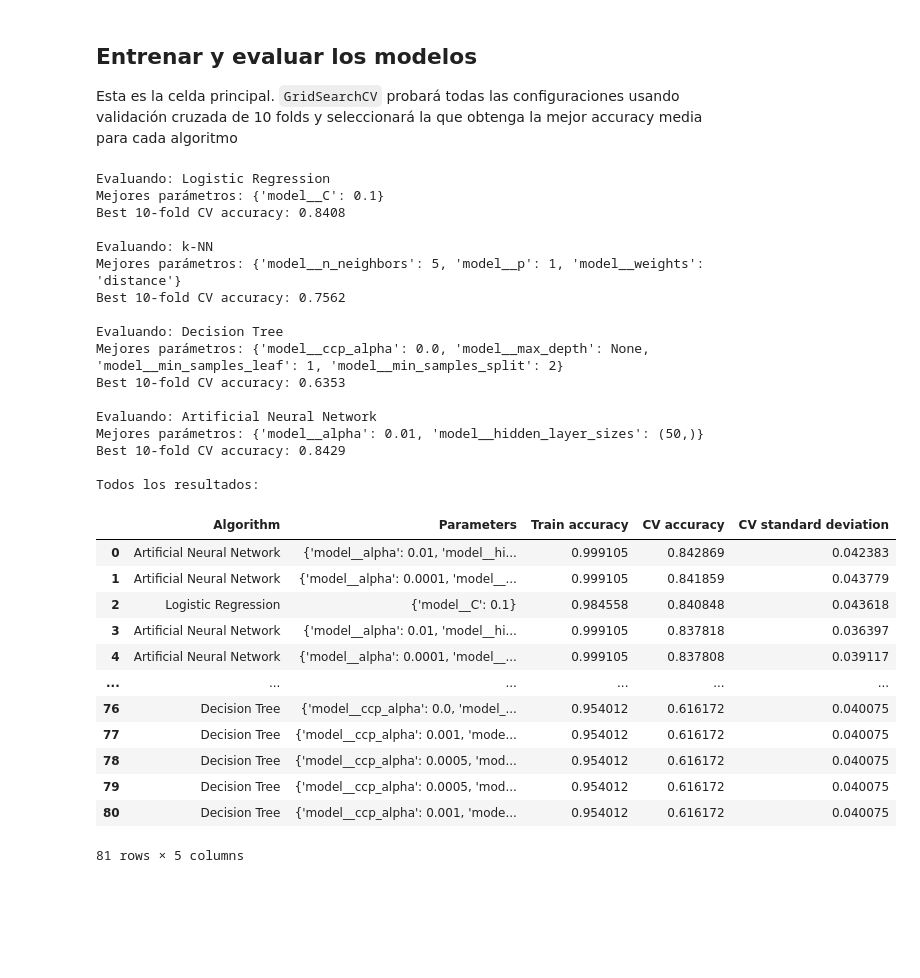
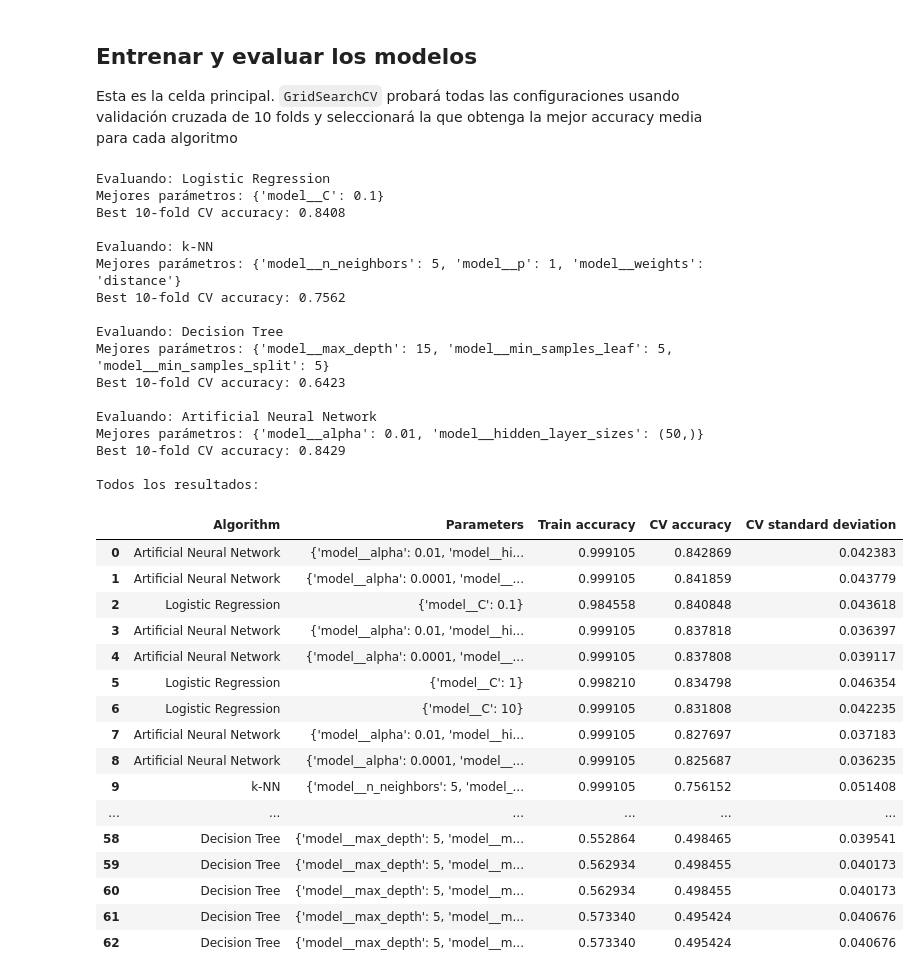
Before and after one commit to lgonperez3-glitch/MLSM-labs, a Jupyter notebook: Lab1/Lab1.ipynb, the cells around one changed output. Cells and saved outputs as stored; diff of their text form; code cells hidden in the pictures; blank space fills up the shorter version.

```diff
--- a/Lab1/Lab1.ipynb
+++ b/Lab1/Lab1.ipynb
@@ -102,10 +102,9 @@ models = {
             ("imputer", SimpleImputer(strategy="median")),
             ("model", DecisionTreeClassifier(random_state=42))]),
         {
-            "model__max_depth": [None, 20],
-            "model__min_samples_split": [2, 5],
-            "model__min_samples_leaf": [1, 2, 4],
-            "model__ccp_alpha": [0.0, 0.0005, 0.001]
+            "model__max_depth": [5, 10, 15],
+            "model__min_samples_split": [5, 10],
+            "model__min_samples_leaf": [5, 10,20]
         }),
 
 
@@ -176,40 +175,46 @@ for name, (pipeline, params) in models.items():
 
 results_df = pd.DataFrame(results)
 
+pd.set_option('display.max_rows', None)
+
 print("\nTodos los resultados:")
 display(
     results_df.sort_values(
         "CV accuracy",
         ascending=False
     ).reset_index(drop=True))
 # %% [output]
 Evaluando: Logistic Regression
 Mejores parámetros: {'model__C': 0.1}
 Best 10-fold CV accuracy: 0.8408
 
 Evaluando: k-NN
 Mejores parámetros: {'model__n_neighbors': 5, 'model__p': 1, 'model__weights': 'distance'}
 Best 10-fold CV accuracy: 0.7562
 
 Evaluando: Decision Tree
-Mejores parámetros: {'model__ccp_alpha': 0.0, 'model__max_depth': None, 'model__min_samples_leaf': 1, 'model__min_samples_split': 2}
-Best 10-fold CV accuracy: 0.6353
+Mejores parámetros: {'model__max_depth': 15, 'model__min_samples_leaf': 5, 'model__min_samples_split': 5}
+Best 10-fold CV accuracy: 0.6423
 
 Evaluando: Artificial Neural Network
 Mejores parámetros: {'model__alpha': 0.01, 'model__hidden_layer_sizes': (50,)}
 Best 10-fold CV accuracy: 0.8429
 
 Todos los resultados:
 |  | Algorithm | Parameters | Train accuracy | CV accuracy | CV standard deviation |
 | 0 | Artificial Neural Network | {'model__alpha': 0.01, 'model__hi... | 0.999105 | 0.842869 | 0.042383 |
 | 1 | Artificial Neural Network | {'model__alpha': 0.0001, 'model__... | 0.999105 | 0.841859 | 0.043779 |
 | 2 | Logistic Regression | {'model__C': 0.1} | 0.984558 | 0.840848 | 0.043618 |
 | 3 | Artificial Neural Network | {'model__alpha': 0.01, 'model__hi... | 0.999105 | 0.837818 | 0.036397 |
 | 4 | Artificial Neural Network | {'model__alpha': 0.0001, 'model__... | 0.999105 | 0.837808 | 0.039117 |
+| 5 | Logistic Regression | {'model__C': 1} | 0.998210 | 0.834798 | 0.046354 |
+| 6 | Logistic Regression | {'model__C': 10} | 0.999105 | 0.831808 | 0.042235 |
+| 7 | Artificial Neural Network | {'model__alpha': 0.01, 'model__hi... | 0.999105 | 0.827697 | 0.037183 |
+| 8 | Artificial Neural Network | {'model__alpha': 0.0001, 'model__... | 0.999105 | 0.825687 | 0.036235 |
+| 9 | k-NN | {'model__n_neighbors': 5, 'model_... | 0.999105 | 0.756152 | 0.051408 |
 | ... | ... | ... | ... | ... | ... |
-| 76 | Decision Tree | {'model__ccp_alpha': 0.0, 'model_... | 0.954012 | 0.616172 | 0.040075 |
-| 77 | Decision Tree | {'model__ccp_alpha': 0.001, 'mode... | 0.954012 | 0.616172 | 0.040075 |
-| 78 | Decision Tree | {'model__ccp_alpha': 0.0005, 'mod... | 0.954012 | 0.616172 | 0.040075 |
-| 79 | Decision Tree | {'model__ccp_alpha': 0.0005, 'mod... | 0.954012 | 0.616172 | 0.040075 |
-| 80 | Decision Tree | {'model__ccp_alpha': 0.001, 'mode... | 0.954012 | 0.616172 | 0.040075 |
+| 58 | Decision Tree | {'model__max_depth': 5, 'model__m... | 0.552864 | 0.498465 | 0.039541 |
+| 59 | Decision Tree | {'model__max_depth': 5, 'model__m... | 0.562934 | 0.498455 | 0.040173 |
+| 60 | Decision Tree | {'model__max_depth': 5, 'model__m... | 0.562934 | 0.498455 | 0.040173 |
+| 61 | Decision Tree | {'model__max_depth': 5, 'model__m... | 0.573340 | 0.495424 | 0.040676 |
+| 62 | Decision Tree | {'model__max_depth': 5, 'model__m... | 0.573340 | 0.495424 | 0.040676 |
-81 rows × 5 columns
```
